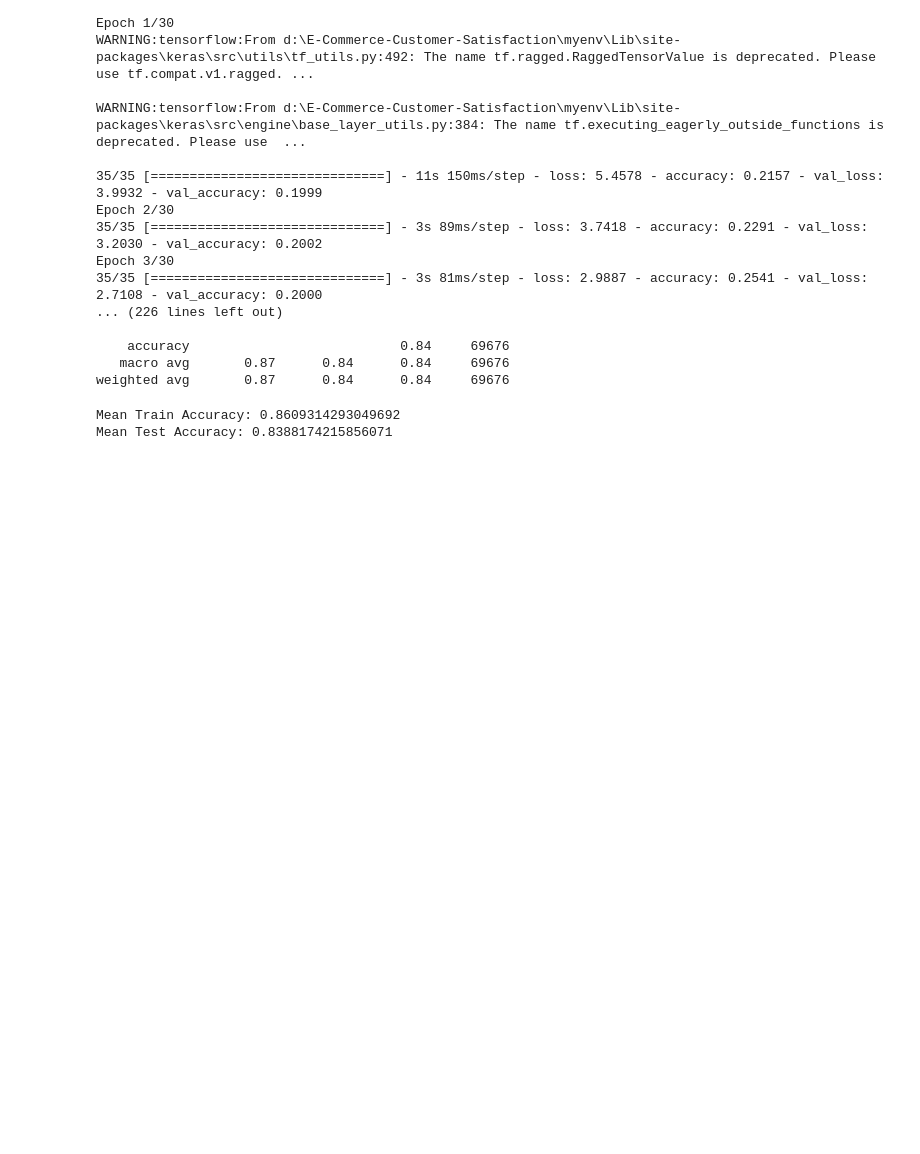
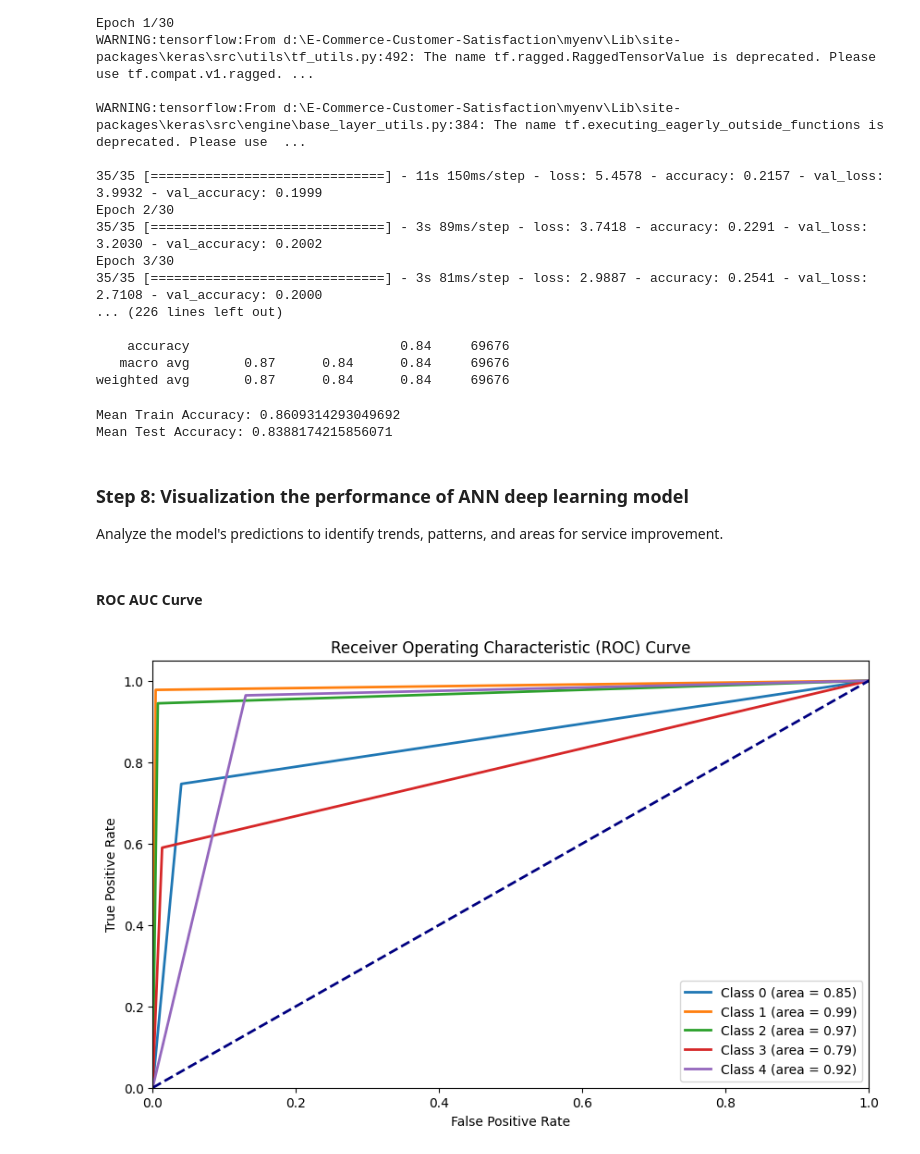
Before and after one commit to Roony0708/DeepCSAT-E-Commerce-Customer-Satisfaction, a Jupyter notebook: ECOM_CSAT_model.ipynb, the cells around one changed output. Drawn from its saved outputs; the diff is of its cells as text; code cells hidden in the pictures; blank space fills up the shorter version.

```diff
--- a/ECOM_CSAT_model.ipynb
+++ b/ECOM_CSAT_model.ipynb
@@ -2338,3 +2338,31 @@ print("Mean Test Accuracy:", mean_test_accuracy)
 # %% [output]
 Mean Train Accuracy: 0.8609314293049692
 Mean Test Accuracy: 0.8388174215856071
+# %% [markdown]
+### **Step 8: Visualization the performance of ANN deep learning model**
+Analyze the model's predictions to identify trends, patterns, and areas for service improvement.
+# %% [markdown]
+#### **ROC AUC Curve**
+# %%
+from sklearn.metrics import roc_curve, auc, confusion_matrix, classification_report, accuracy_score
+
+def plot_roc_curve(y_test, y_pred, num_classes):
+    plt.figure(figsize=(10, 6))
+    for i in range(num_classes):
+        fpr, tpr, _ = roc_curve(y_test[:, i], y_pred[:, i])
+        roc_auc = auc(fpr, tpr)
+        plt.plot(fpr, tpr, lw=2, label='Class %d (area = %0.2f)' % (i, roc_auc))
+
+    plt.plot([0, 1], [0, 1], color='navy', lw=2, linestyle='--')
+    plt.xlim([0.0, 1.0])
+    plt.ylim([0.0, 1.05])
+    plt.xlabel('False Positive Rate')
+    plt.ylabel('True Positive Rate')
+    plt.title('Receiver Operating Characteristic (ROC) Curve')
+    plt.legend(loc="lower right")
+    plt.show()
+
+# Assuming `y_test_classes` and `y_pred` are the one-hot encoded true and predicted labels
+plot_roc_curve(y_test_fold, y_pred, num_classes)
+# %% [output]
+[figure, added]
```
Also changed, not shown: parts of 10 cells of this notebook.
